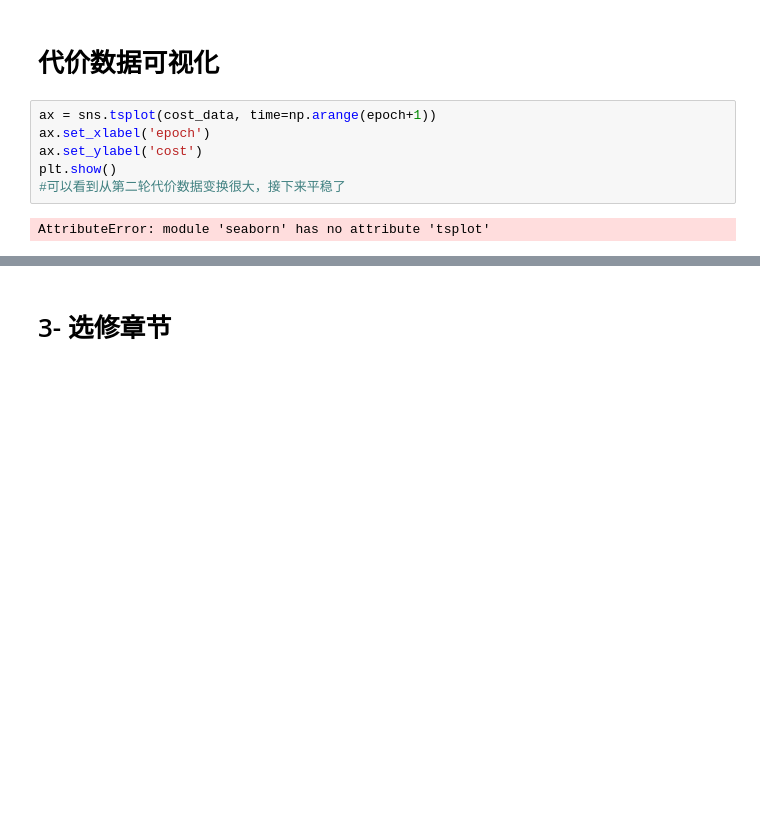
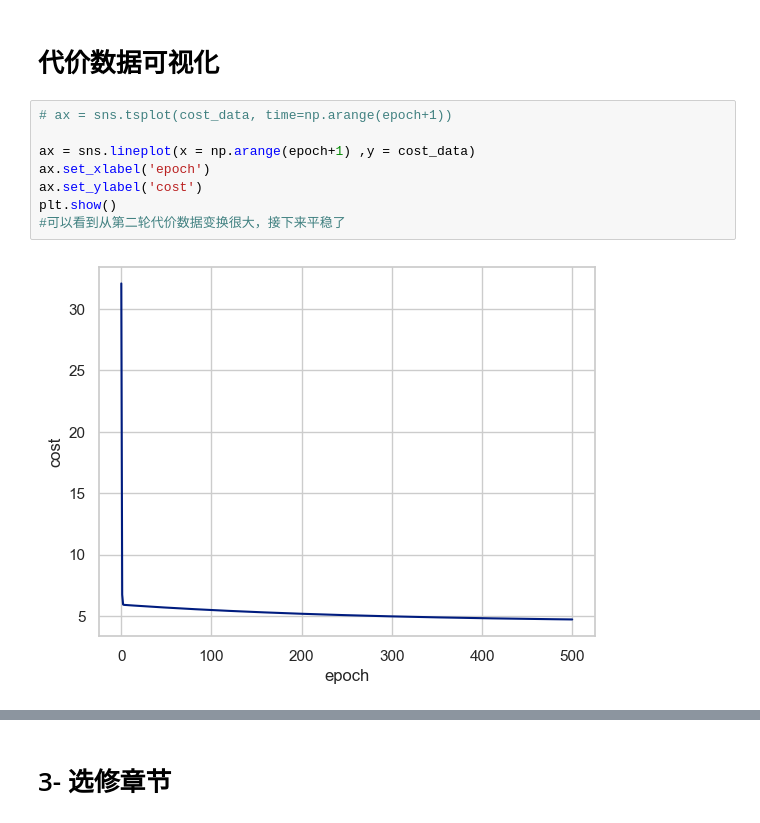
Before and after one commit to LXMsirius/ml-ipynb, a Jupyter notebook: 1.linear_regression/ex1.linear_regreesion.ipynb, the cells around one changed output, grey strips where cells are left out. Cells and saved outputs as stored; diff of their text form; blank space fills up the shorter version.

```diff
--- a/1.linear_regression/ex1.linear_regreesion.ipynb
+++ b/1.linear_regression/ex1.linear_regreesion.ipynb
@@ -226,13 +226,15 @@ plt.show()
 # %% [markdown]
 # 代价数据可视化
 # %%
-ax = sns.tsplot(cost_data, time=np.arange(epoch+1))
+# ax = sns.tsplot(cost_data, time=np.arange(epoch+1))
+
+ax = sns.lineplot(x = np.arange(epoch+1) ,y = cost_data)
 ax.set_xlabel('epoch')
 ax.set_ylabel('cost')
 plt.show()
 #可以看到从第二轮代价数据变换很大，接下来平稳了
 # %% [output]
-AttributeError: module 'seaborn' has no attribute 'tsplot'
+[figure, added]
 # %%
 b = final_theta[0] # intercept，Y轴上的截距
 m = final_theta[1] # slope，斜率
```
Also changed, not shown: parts of 11 cells of this notebook, 1 other file.
